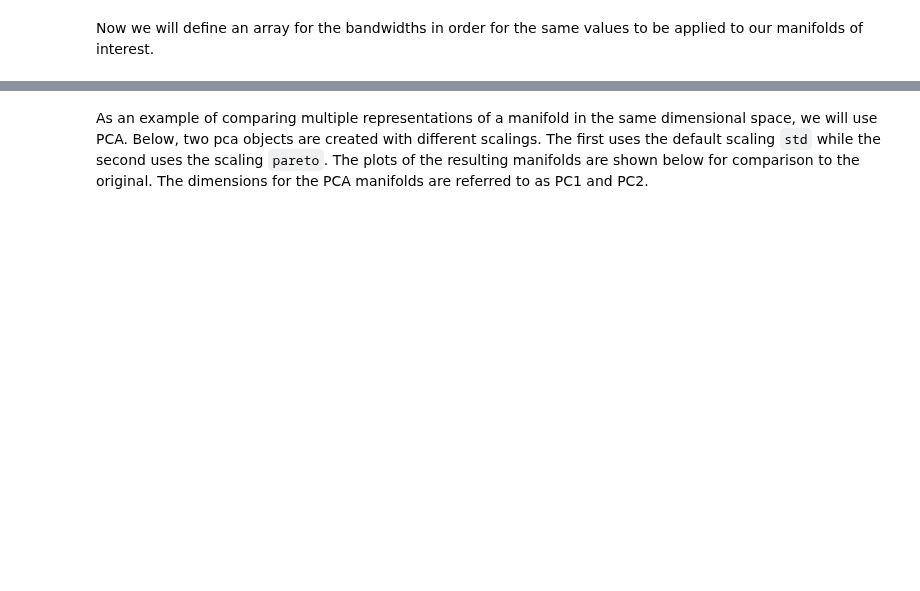
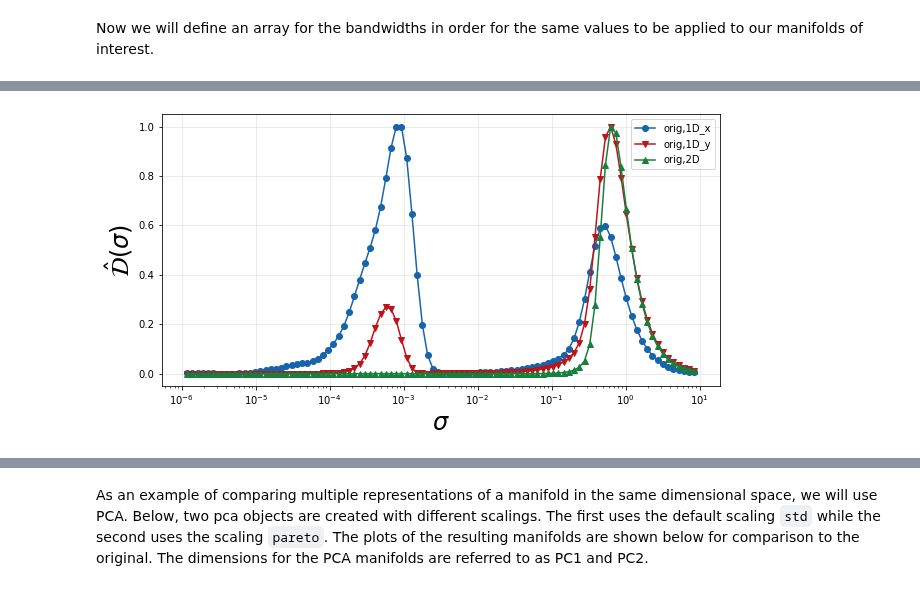
Before and after one commit to kamilazdybal/PCAfold, a Jupyter notebook: docs/tutorials/demo-manifold-assessment.ipynb, the cells around one changed output, grey strips where cells are left out. Saved outputs shown, nothing was run; the diff lists cells and outputs as text; code cells hidden in the pictures; blank space fills up the shorter version.

```diff
--- a/docs/tutorials/demo-manifold-assessment.ipynb
+++ b/docs/tutorials/demo-manifold-assessment.ipynb
@@ -125,0 +93,6 @@ manifold uniqueness parameter (R-squared of logistic fit): 0.999
+# %%
+plt = plot_normalized_variance_derivative_comparison((orig1Dx, orig1Dy, orig2D), ([],[],[]), ('Blues', 'Reds','Greens'))
+plt.legend(['orig,1D_x', 'orig,1D_y', 'orig,2D'])
+plt.show()
+# %% [output]
+[figure, added]
```
Also changed, not shown: parts of 28 cells of this notebook, 19 other files.
